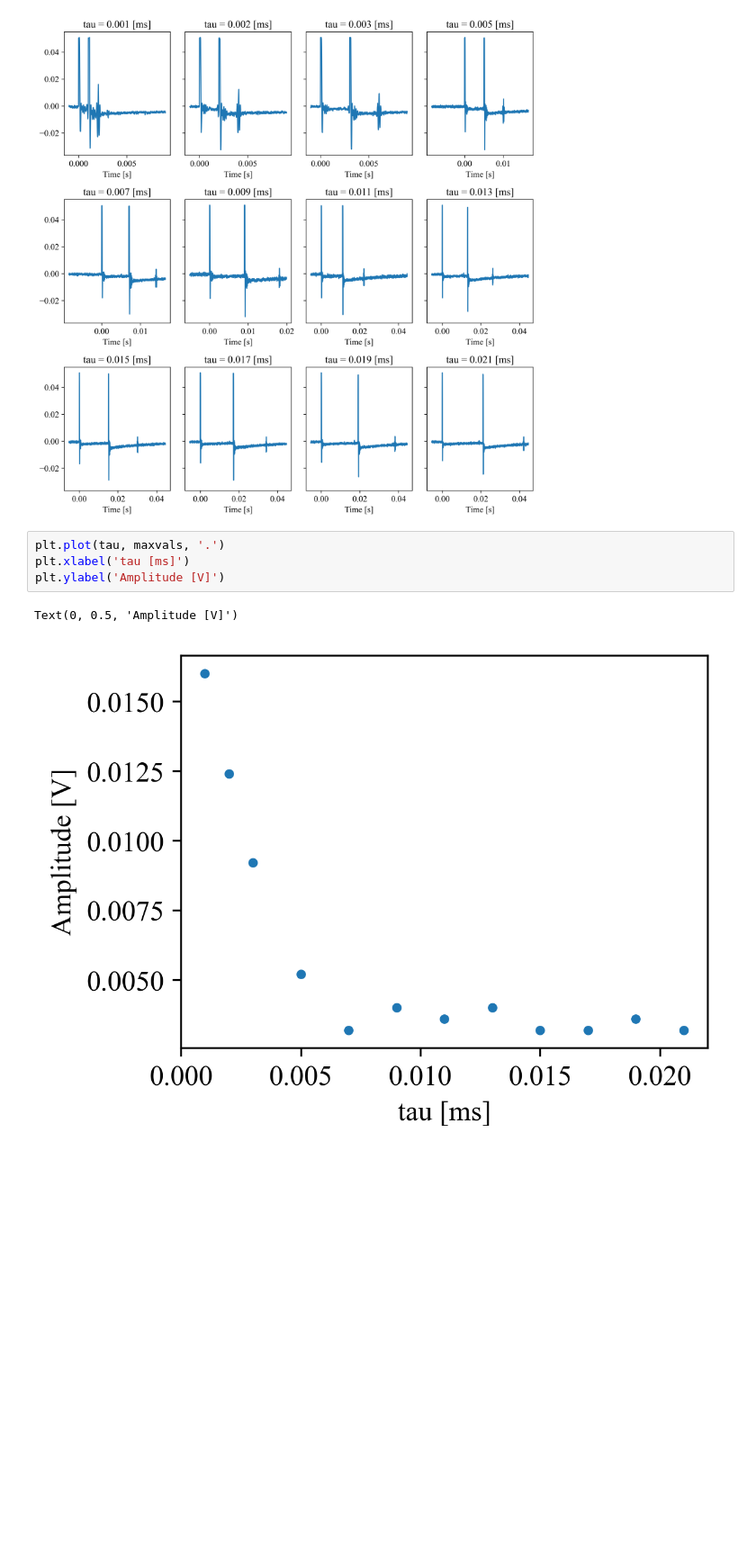
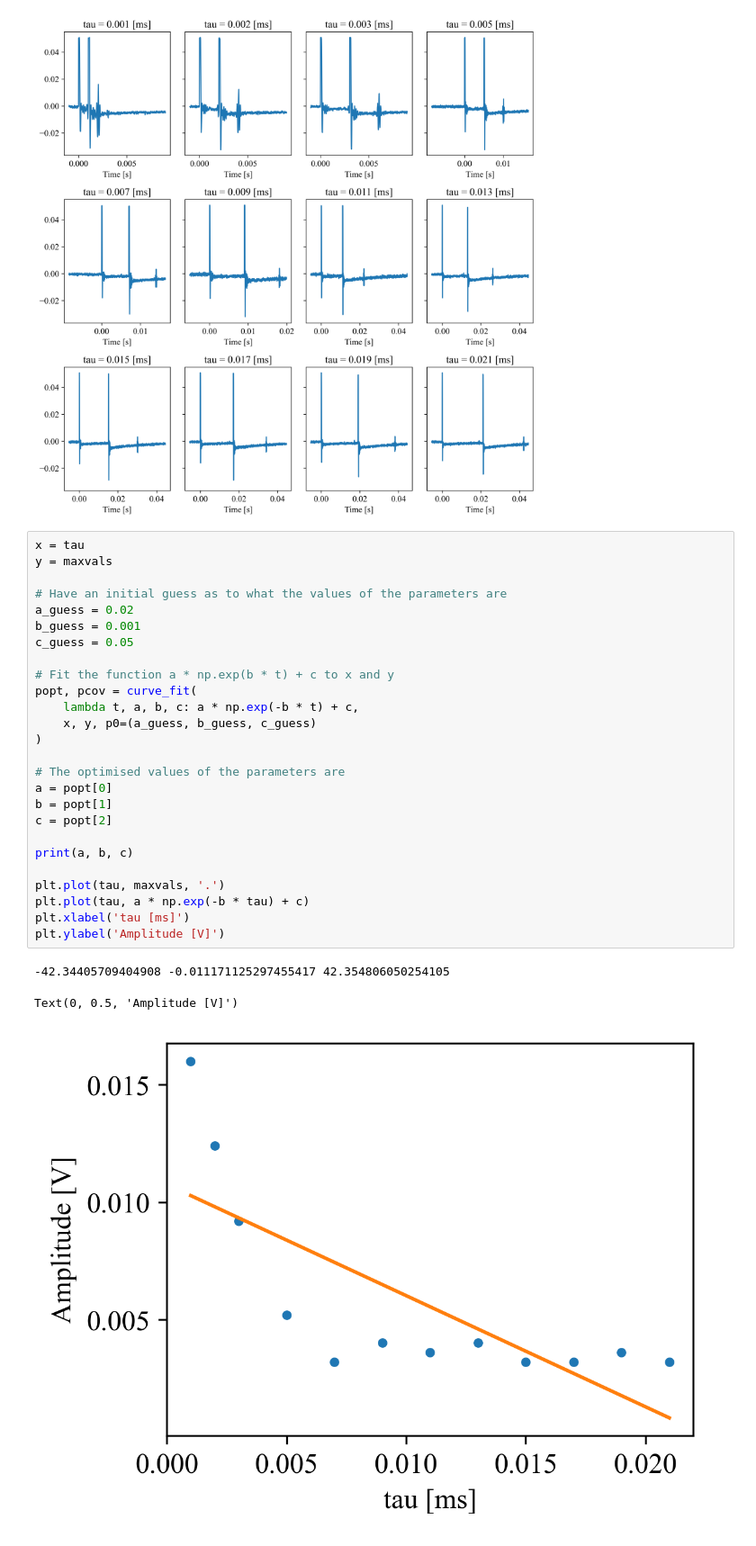
Before and after one commit to juliaeveritt/eng-phys-lab, a Jupyter notebook: NMR/Plots Test.ipynb, the cells around one changed output. Shown at 90% size. Saved outputs shown, nothing was run; the diff lists cells and outputs as text; blank space fills up the shorter version.

Commit message:
Attempt at decay curve fit

```diff
--- a/NMR/Plots Test.ipynb
+++ b/NMR/Plots Test.ipynb
@@ -47,9 +48,32 @@ for i, ax in enumerate(ax.flat):
 # %% [output]
 [figure]
 # %%
+x = tau
+y = maxvals
+
+# Have an initial guess as to what the values of the parameters are
+a_guess = 0.02
+b_guess = 0.001
+c_guess = 0.05
+
+# Fit the function a * np.exp(b * t) + c to x and y
+popt, pcov = curve_fit(
+    lambda t, a, b, c: a * np.exp(-b * t) + c,
+    x, y, p0=(a_guess, b_guess, c_guess)
+)
+
+# The optimised values of the parameters are
+a = popt[0]
+b = popt[1]
+c = popt[2]
+
+print(a, b, c)
+
 plt.plot(tau, maxvals, '.')
+plt.plot(tau, a * np.exp(-b * tau) + c)
 plt.xlabel('tau [ms]')
 plt.ylabel('Amplitude [V]')
 # %% [output]
-Text(0, 0.5, 'Amplitude [V]')
+-42.34405709404908 -0.011171125297455417 42.354806050254105
+Text(0, 0.5, 'Amplitude [V]')
-[figure, old version]
+[figure, new version]
```
Also changed, not shown: parts of 2 cells of this notebook.
